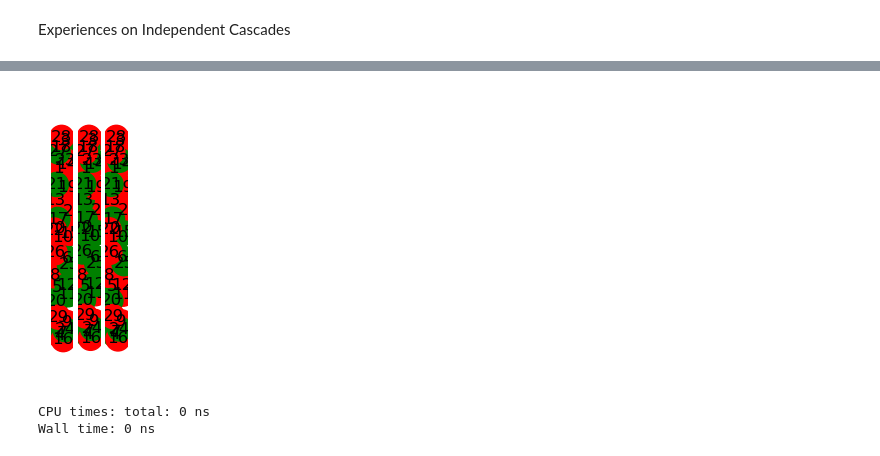
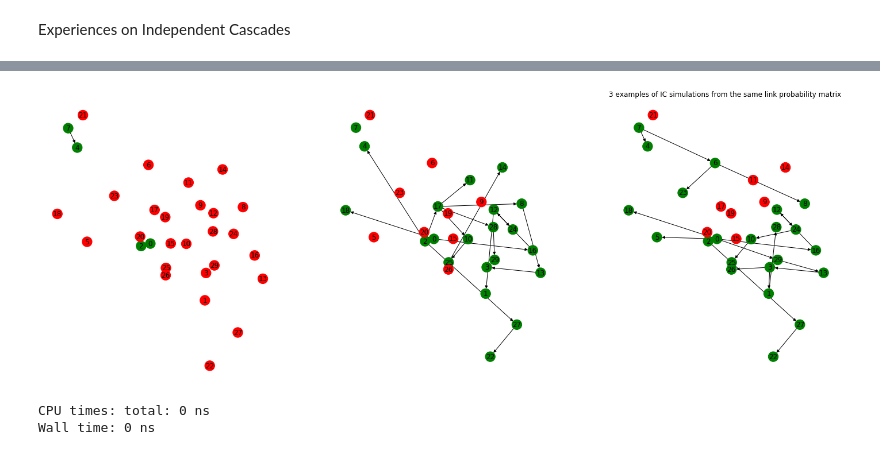
Before and after one commit to mario-michelessa/influence-maximization, a Jupyter notebook: graph_analysis.ipynb, the cells around one changed output, grey strips where cells are left out. Saved outputs shown, nothing was run; the diff lists cells and outputs as text; code cells hidden in the pictures.

```diff
--- a/graph_analysis.ipynb
+++ b/graph_analysis.ipynb
@@ -122,40 +127,39 @@ def createIndependentCascade(S, nb_cascade, theta):
 
 parents = createIndependentCascade([0, 7], 3, theta_ex)
 # %%
-%matplotlib widget
+
 def graphCascade(parents, k) :
     """Returns the DAG associated with the kth line of parents"""
 
     nbV = parents.shape[1]
 
     G = nx.DiGraph()
     G.add_nodes_from(list(range(nbV)))
 
     for i in range(nbV) :
         if parents[k, i] == parents[k, i] :
             G.add_edge(parents[k,i], i)
 
     return G
 
 def drawCascades(parents, nrows, ncols ) :
-    fig, axes = plt.subplots(nrows, ncols, figsize = (nrows, ncols))
+    fig, axes = plt.subplots(nrows, ncols, figsize = (nrows * 25, ncols * 3))
     color_map = np.vectorize(lambda x : 'red' if math.isnan(x) else 'green' )(parents)
 
-    G = graphCascade(parents, 0)
+    G = nx.DiGraph(theta_ex)
     pos = nx.spring_layout(G)#graphviz_layout(G, prog="twopi")
 
-    nx.draw(G,with_labels = True, pos = pos, ax=axes[0], node_color= list(color_map[0]))
-
-    for k in range(1,parents.shape[0]):
+    for k in range(0,parents.shape[0]):
 
         G = graphCascade(parents, k)
         nx.draw(G,with_labels = True, pos = pos, ax=axes[k], node_color = list(color_map[k]))
 
+    plt.title(f"{parents.shape[0]} examples of IC simulations from the same link probability matrix ")
     plt.show()
 
 drawCascades(parents, 1,3)
 # %% [output]
-[figure, old version]
+[figure, new version]
 # %%
 %%time
 
```
Also changed, not shown: parts of 3 cells of this notebook, 16 other files.
